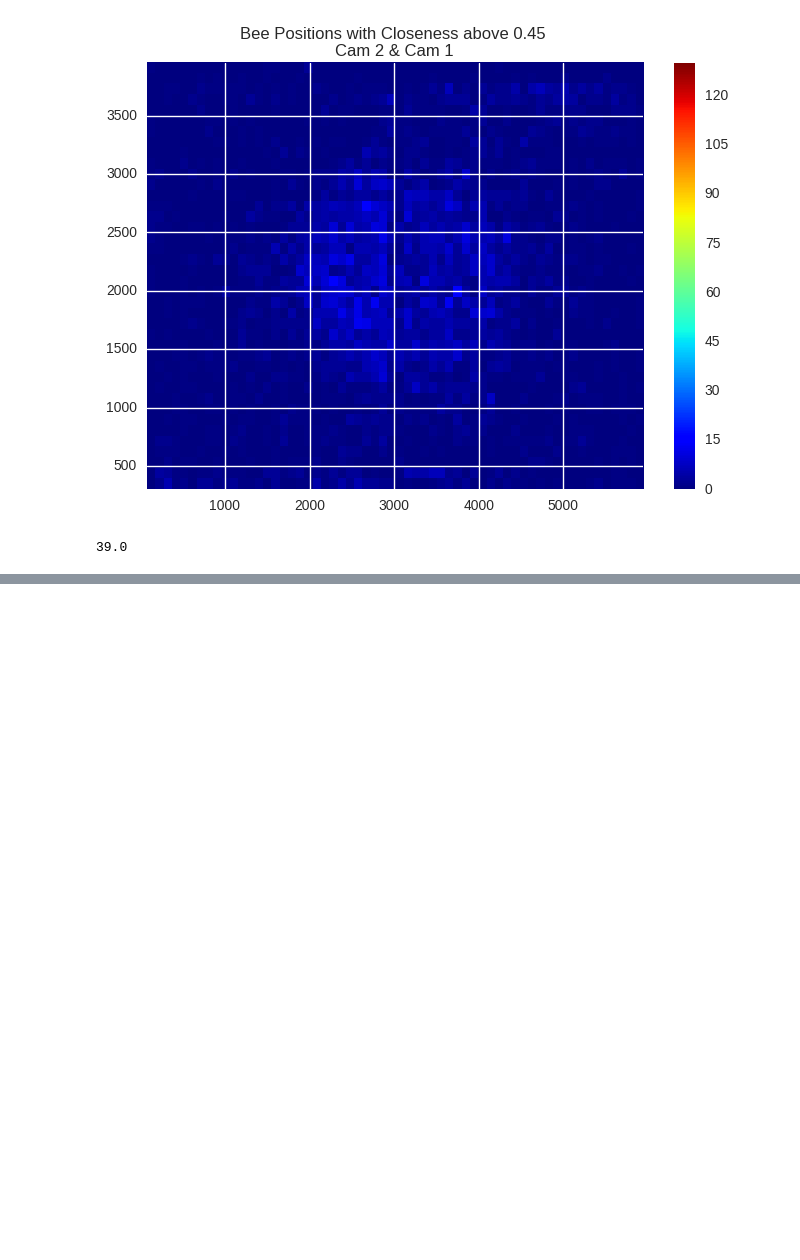
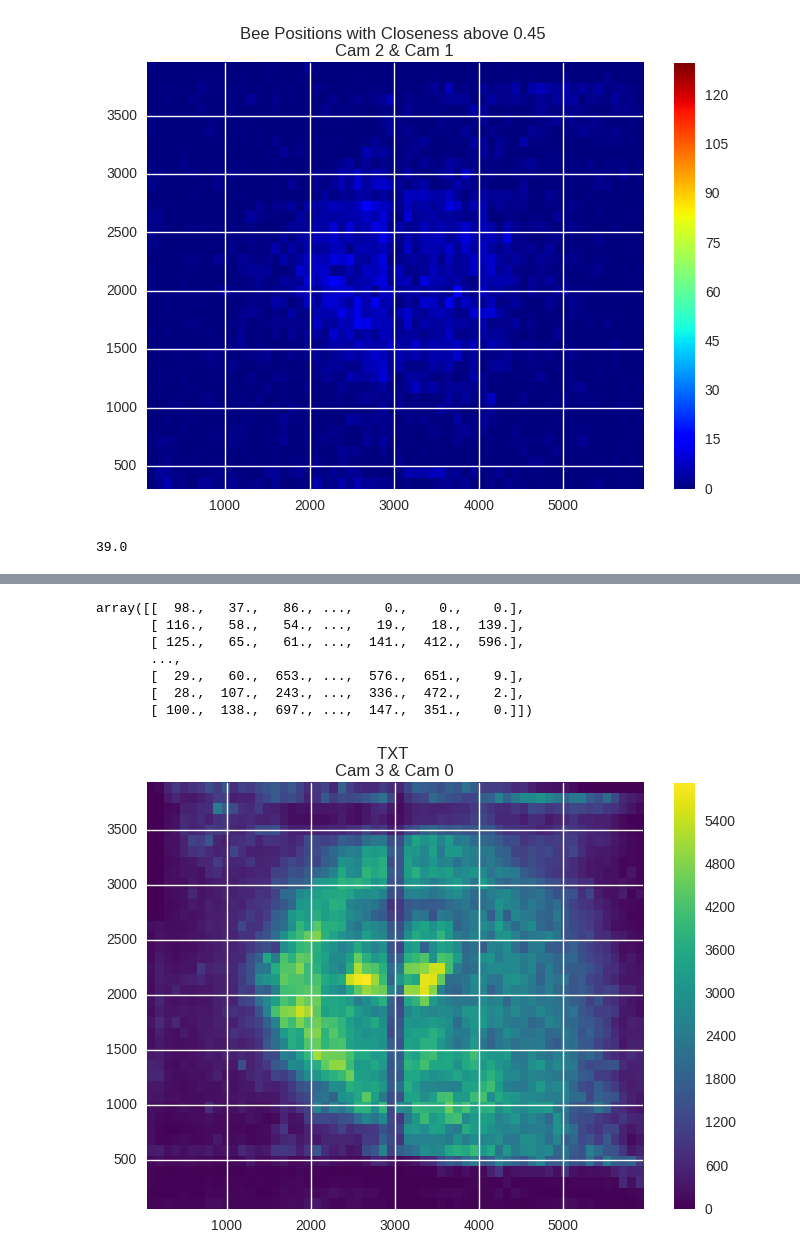
Before and after one commit to aschle/bees-sna, a Jupyter notebook: bib/1DAYcloseness_KDE.ipynb, the cells around one changed output, grey strips where cells are left out. Cells and saved outputs as stored; diff of their text form; code cells hidden in the pictures; blank space fills up the shorter version.

```diff
--- a/bib/1DAYcloseness_KDE.ipynb
+++ b/bib/1DAYcloseness_KDE.ipynb
@@ -164,0 +212,2 @@ H.max()
+# %%
+df_b3 = getDFwithIDS(big3, conn)
@@ -164,0 +251,11 @@ H.max()
+# %%
+plotHeatmapXYfrac("TXT", df_b3, 3, 0, 0.1)
+# %% [output]
+array([[  98.,   37.,   86., ...,    0.,    0.,    0.],
+       [ 116.,   58.,   54., ...,   19.,   18.,  139.],
+       [ 125.,   65.,   61., ...,  141.,  412.,  596.],
+       ...,
+       [  29.,   60.,  653., ...,  576.,  651.,    9.],
+       [  28.,  107.,  243., ...,  336.,  472.,    2.],
+       [ 100.,  138.,  697., ...,  147.,  351.,    0.]])
+[figure, added]
```
Also changed, not shown: parts of 25 cells of this notebook.
